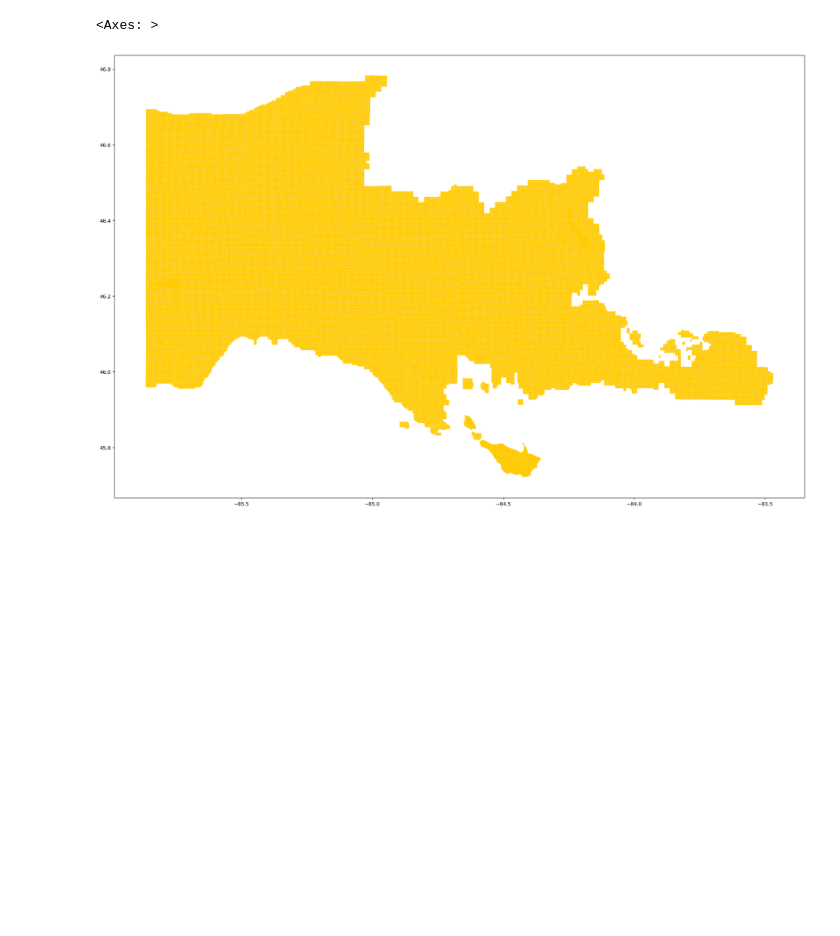
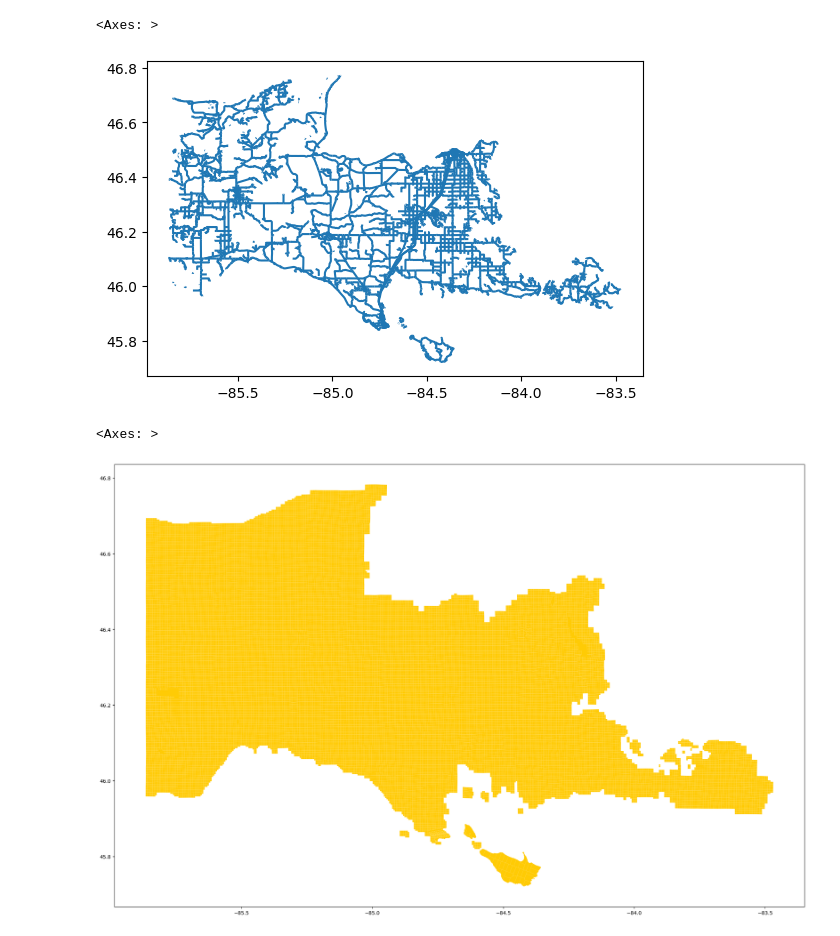
Before and after one commit to jasonkronemeyer/DigitalEquity, a Jupyter notebook: Practice/699-Build2.ipynb, the cells around one changed output. Saved outputs shown, nothing was run; the diff lists cells and outputs as text; code cells hidden in the pictures; blank space fills up the shorter version.

```diff
--- a/Practice/699-Build2.ipynb
+++ b/Practice/699-Build2.ipynb
@@ -59,3 +224,8 @@ len(eup_sections)
+# %%
+EUP_Roads_gdf.plot()
+# %% [output]
+<Axes: >
+[figure, added]
 # %%
 eup_qq_sections.plot(figsize=(32,16), color='#FFCB05')
 # %% [output]
```
Also changed, not shown: parts of 32 cells of this notebook, 3 other files.
